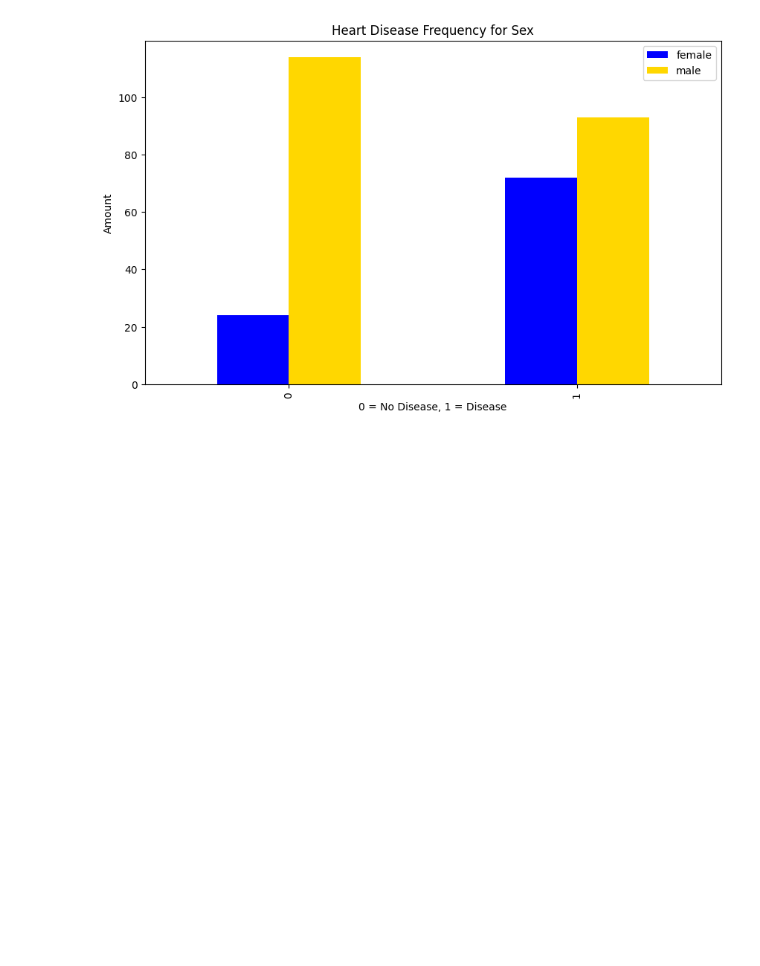
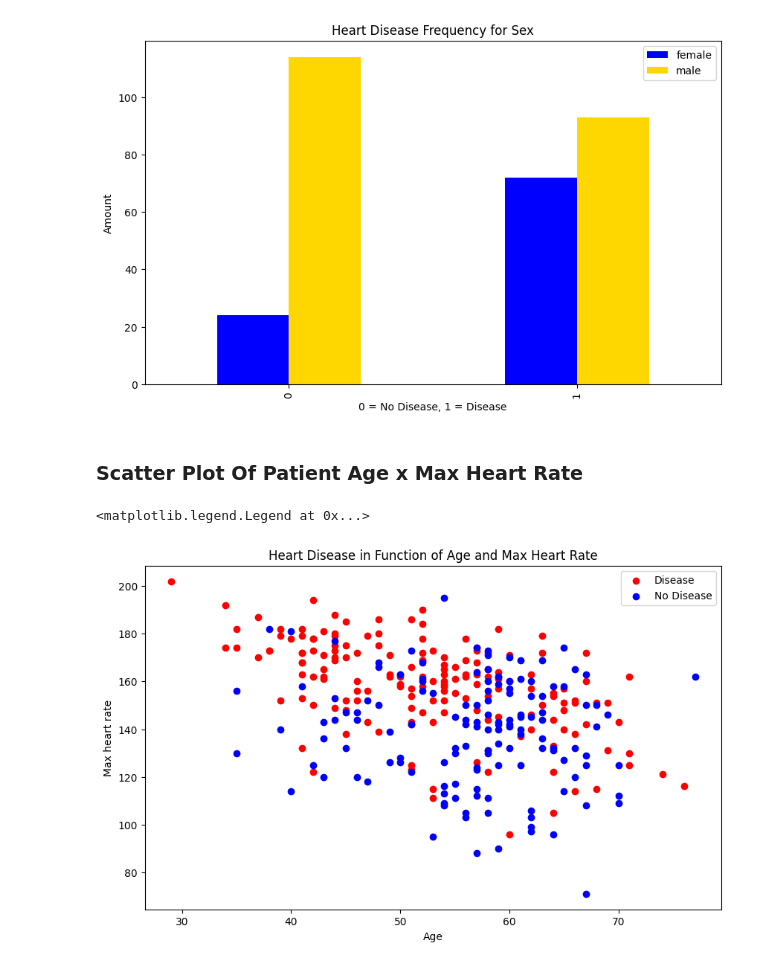
Before and after one commit to mauriciotxt/cl-model-1, a Jupyter notebook: classification-model.ipynb, the cells around one changed output. Saved outputs shown, nothing was run; the diff lists cells and outputs as text; code cells hidden in the pictures; blank space fills up the shorter version.

```diff
--- a/classification-model.ipynb
+++ b/classification-model.ipynb
@@ -115,3 +137,24 @@ plt.ylabel("Amount")
 # %% [output]
 Text(0, 0.5, 'Amount')
 [figure]
+# %% [markdown]
+### Scatter Plot Of Patient Age x Max Heart Rate
+# %%
+plt.figure(figsize=(10, 6))
+
+_heart_disease = df.target == 1
+_no_heart_disease = df.target == 0
+
+# Patients with Heart Disease
+plt.scatter(df.age[_heart_disease], df.thalach[_heart_disease], c="red")
+
+# Patients without Heart Disease
+plt.scatter(df.age[_no_heart_disease], df.thalach[_no_heart_disease], c="blue");bb
+
+plt.title("Heart Disease in Function of Age and Max Heart Rate")
+plt.xlabel("Age")
+plt.ylabel("Max heart rate")
+plt.legend(["Disease", "No Disease"])
+# %% [output]
+<matplotlib.legend.Legend at 0x...>
+[figure, added]
```
Also changed, not shown: parts of 8 cells of this notebook, 1 other file.
